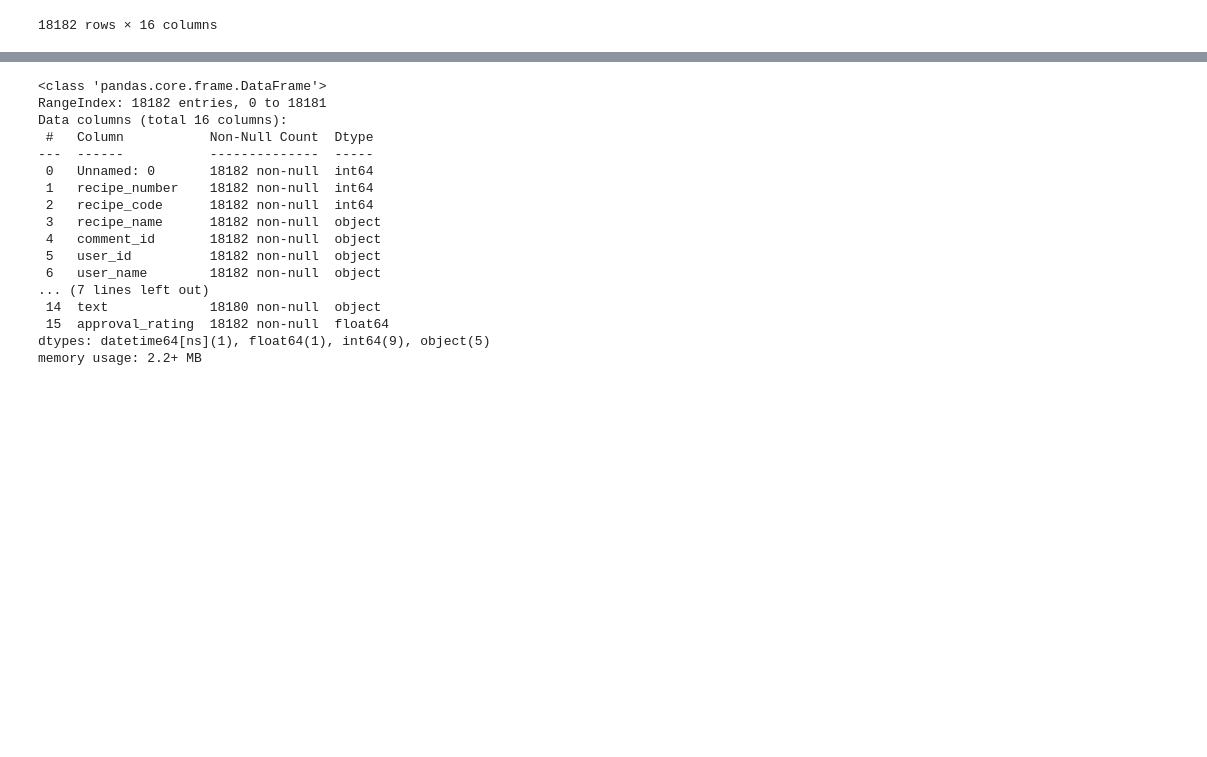
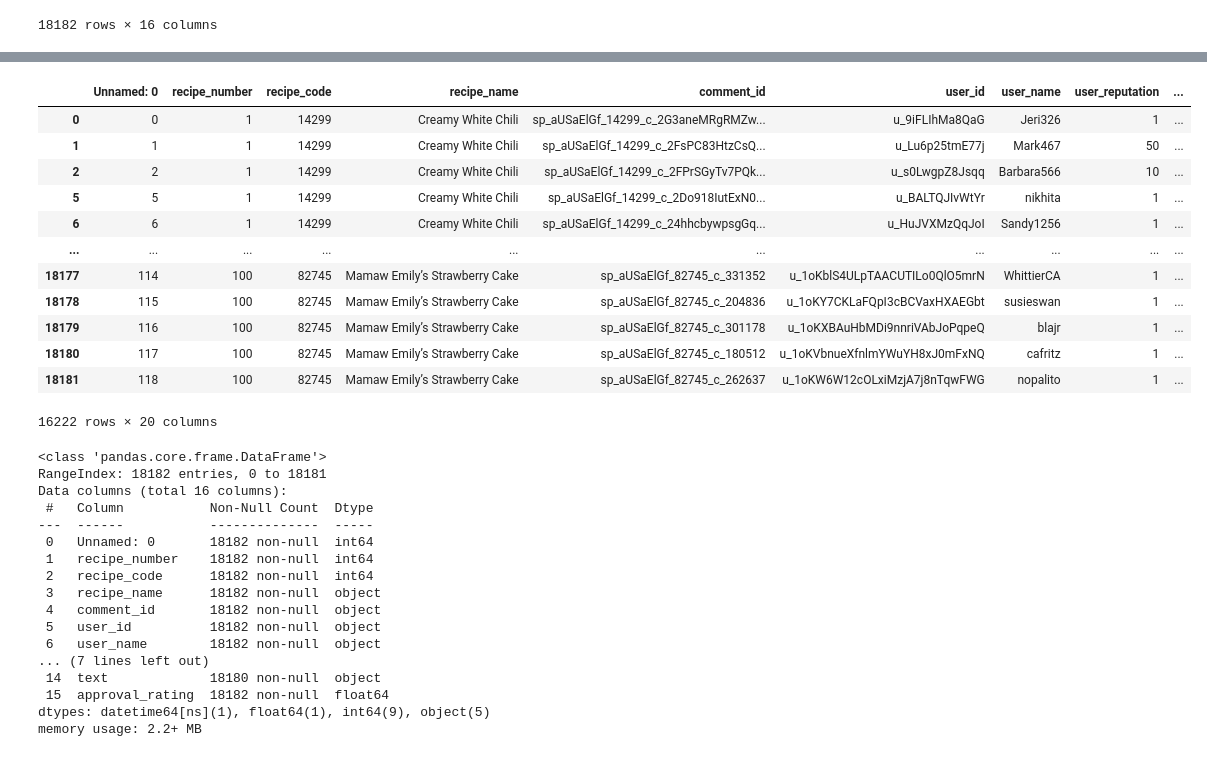
Before and after one commit to mn42899/data_scienceii, a Jupyter notebook: final_exam_prep.ipynb, the cells around one changed output, grey strips where cells are left out. Saved outputs shown, nothing was run; the diff lists cells and outputs as text; code cells hidden in the pictures; blank space fills up the shorter version.

```diff
--- a/final_exam_prep.ipynb
+++ b/final_exam_prep.ipynb
@@ -47,3 +93,21 @@ df
+# %%
+# Drop duplicates based on recipe_name and text, keeping the first occurrence
+df.drop_duplicates(subset=['recipe_name', 'text'], keep='first', inplace=True)
+df
+# %% [output]
+|  | Unnamed: 0 | recipe_number | recipe_code | recipe_name | comment_id | user_id | user_name | user_reputation | ... |
+| 0 | 0 | 1 | 14299 | Creamy White Chili | sp_aUSaElGf_14299_c_2G3aneMRgRMZw... | u_9iFLIhMa8QaG | Jeri326 | 1 | ... |
+| 1 | 1 | 1 | 14299 | Creamy White Chili | sp_aUSaElGf_14299_c_2FsPC83HtzCsQ... | u_Lu6p25tmE77j | Mark467 | 50 | ... |
+| 2 | 2 | 1 | 14299 | Creamy White Chili | sp_aUSaElGf_14299_c_2FPrSGyTv7PQk... | u_s0LwgpZ8Jsqq | Barbara566 | 10 | ... |
+| 5 | 5 | 1 | 14299 | Creamy White Chili | sp_aUSaElGf_14299_c_2Do918IutExN0... | u_BALTQJIvWtYr | nikhita | 1 | ... |
+| 6 | 6 | 1 | 14299 | Creamy White Chili | sp_aUSaElGf_14299_c_24hhcbywpsgGq... | u_HuJVXMzQqJoI | Sandy1256 | 1 | ... |
+| ... | ... | ... | ... | ... | ... | ... | ... | ... | ... |
+| 18177 | 114 | 100 | 82745 | Mamaw Emily’s Strawberry Cake | sp_aUSaElGf_82745_c_331352 | u_1oKblS4ULpTAACUTILo0QlO5mrN | WhittierCA | 1 | ... |
+| 18178 | 115 | 100 | 82745 | Mamaw Emily’s Strawberry Cake | sp_aUSaElGf_82745_c_204836 | u_1oKY7CKLaFQpI3cBCVaxHXAEGbt | susieswan | 1 | ... |
+| 18179 | 116 | 100 | 82745 | Mamaw Emily’s Strawberry Cake | sp_aUSaElGf_82745_c_301178 | u_1oKXBAuHbMDi9nnriVAbJoPqpeQ | blajr | 1 | ... |
+| 18180 | 117 | 100 | 82745 | Mamaw Emily’s Strawberry Cake | sp_aUSaElGf_82745_c_180512 | u_1oKVbnueXfnlmYWuYH8xJ0mFxNQ | cafritz | 1 | ... |
+| 18181 | 118 | 100 | 82745 | Mamaw Emily’s Strawberry Cake | sp_aUSaElGf_82745_c_262637 | u_1oKW6W12cOLxiMzjA7j8nTqwFWG | nopalito | 1 | ... |
+16222 rows × 20 columns
 # %%
 df.info()
 # %% [output]
```
Also changed, not shown: parts of 23 cells of this notebook.
